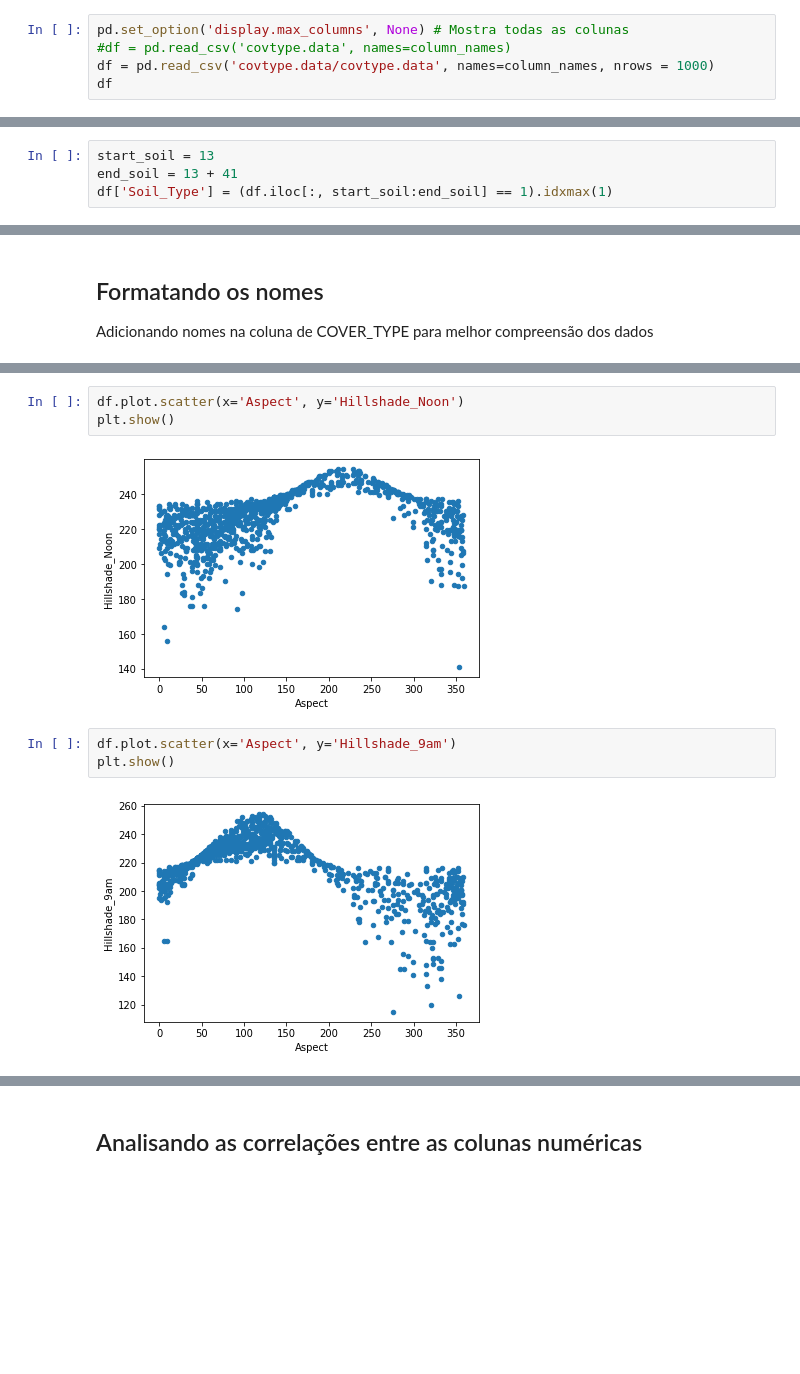
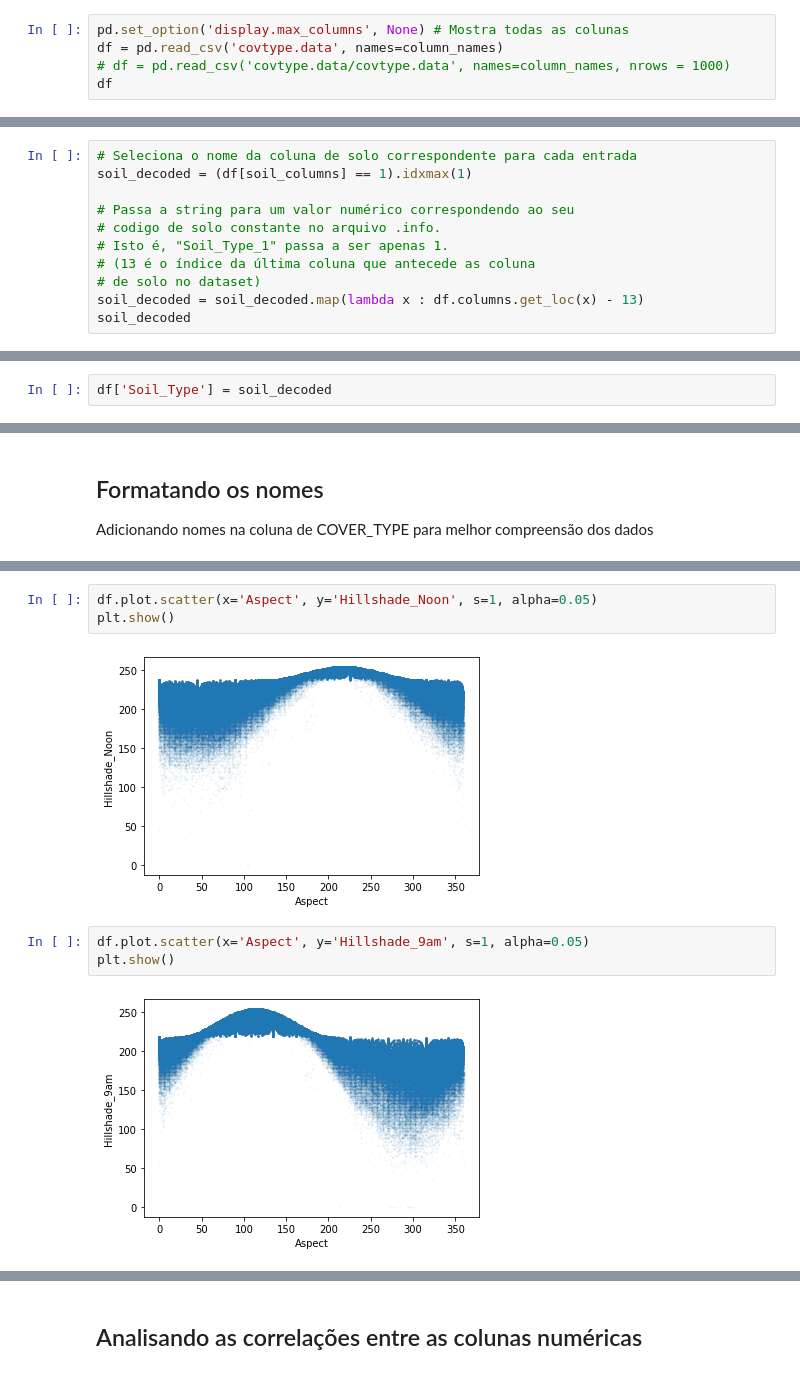
Before and after one commit to johnnyloreano/SGBDFinal, a Jupyter notebook: trabalho_classificacao.ipynb, the cells around one changed output, grey strips where cells are left out. Cells and saved outputs as stored; diff of their text form; blank space fills up the shorter version.

```diff
--- a/trabalho_classificacao.ipynb
+++ b/trabalho_classificacao.ipynb
@@ -41,6 +44,6 @@ Total de colunas: 55
 # %%
 pd.set_option('display.max_columns', None) # Mostra todas as colunas
-#df = pd.read_csv('covtype.data', names=column_names)
-df = pd.read_csv('covtype.data/covtype.data', names=column_names, nrows = 1000)
+df = pd.read_csv('covtype.data', names=column_names)
+# df = pd.read_csv('covtype.data/covtype.data', names=column_names, nrows = 1000)
 df
 # %% [output]
@@ -62,7 +65,14 @@ df
 Como esse dataset já vinha com algumas formatações, como One Hot Enconding, fez-se necessário desfazer, de modo que possamos analisar os dados de maneira mais íntegra.
 # %% [markdown]
 ## Removendo One-Hot-Encondings(SoilType)
-# %%
-start_soil = 13
-end_soil = 13 + 41
-df['Soil_Type'] = (df.iloc[:, start_soil:end_soil] == 1).idxmax(1)
+# %%
+# Seleciona o nome da coluna de solo correspondente para cada entrada
+soil_decoded = (df[soil_columns] == 1).idxmax(1)
+
+# Passa a string para um valor numérico correspondendo ao seu
+# codigo de solo constante no arquivo .info.
+# Isto é, "Soil_Type_1" passa a ser apenas 1.
+# (13 é o índice da última coluna que antecede as coluna
+# de solo no dataset)
+soil_decoded = soil_decoded.map(lambda x : df.columns.get_loc(x) - 13)
+soil_decoded
@@ -69,3 +92,5 @@ df['Soil_Type'] = (df.iloc[:, start_soil:end_soil] == 1).idxmax(1)
+# %%
+df['Soil_Type'] = soil_decoded
 # %% [markdown]
 ## Informações básicas sobre os atributos do dataset
 # %%
@@ -166,11 +193,11 @@ plt.show()
 # %%
-df.plot.scatter(x='Aspect', y='Hillshade_Noon')
+df.plot.scatter(x='Aspect', y='Hillshade_Noon', s=1, alpha=0.05)
 plt.show()
 # %% [output]
-[figure, old version]
+[figure, new version]
 # %%
-df.plot.scatter(x='Aspect', y='Hillshade_9am')
+df.plot.scatter(x='Aspect', y='Hillshade_9am', s=1, alpha=0.05)
 plt.show()
 # %% [output]
-[figure, old version]
+[figure, new version]
 # %%
```
Also changed, not shown: parts of 25 cells of this notebook.
